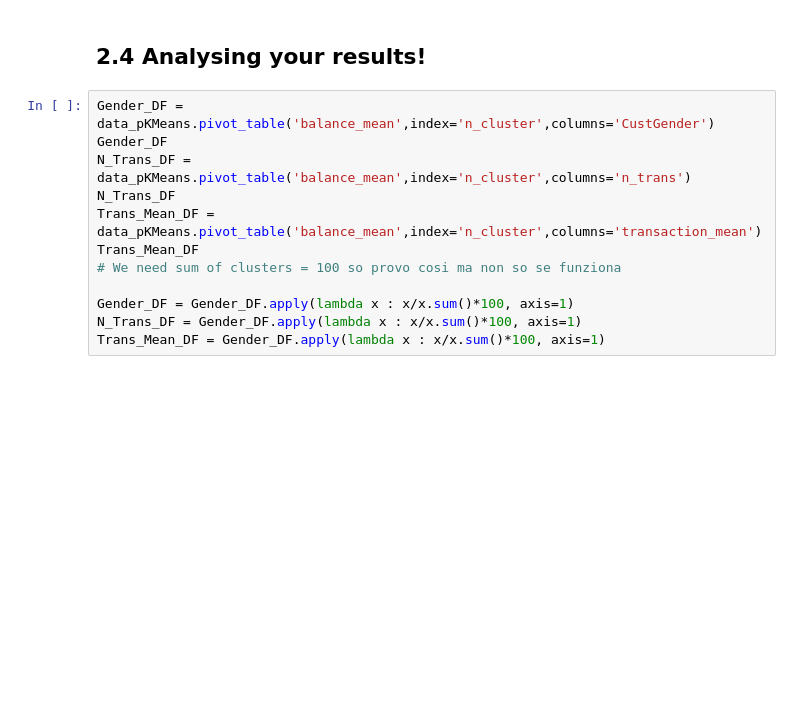
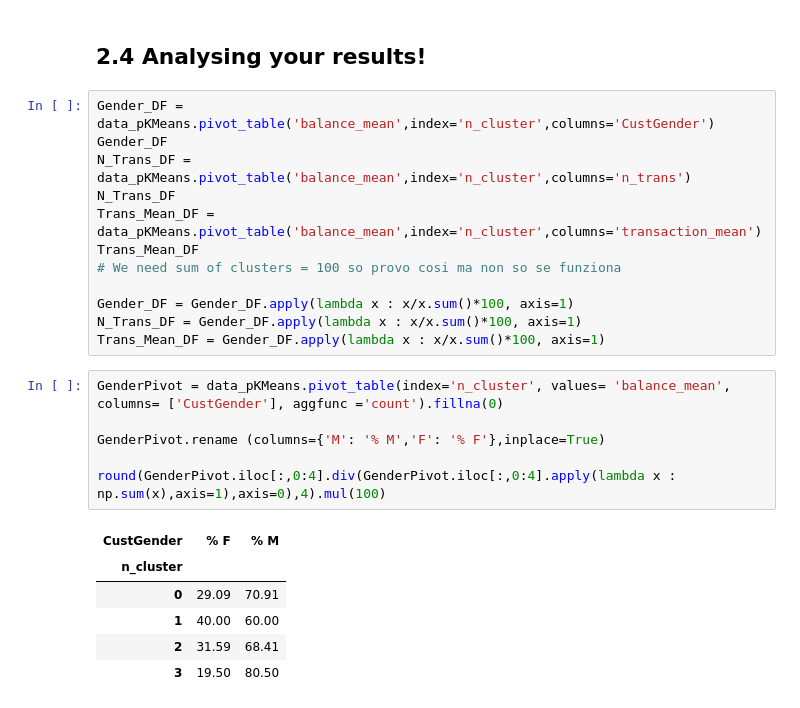
Before and after one commit to LucaFabri99/ADM-HW4, a Jupyter notebook: main.ipynb, the cells around one changed output. Cells and saved outputs as stored; diff of their text form; blank space fills up the shorter version.

```diff
--- a/main.ipynb
+++ b/main.ipynb
@@ -672,3 +673,16 @@ Trans_Mean_DF
 Gender_DF = Gender_DF.apply(lambda x : x/x.sum()*100, axis=1)
 N_Trans_DF = Gender_DF.apply(lambda x : x/x.sum()*100, axis=1)
 Trans_Mean_DF = Gender_DF.apply(lambda x : x/x.sum()*100, axis=1)
+# %%
+GenderPivot = data_pKMeans.pivot_table(index='n_cluster', values= 'balance_mean', columns= ['CustGender'], aggfunc ='count').fillna(0)
+
+GenderPivot.rename (columns={'M': '% M','F': '% F'},inplace=True)
+
+round(GenderPivot.iloc[:,0:4].div(GenderPivot.iloc[:,0:4].apply(lambda x : np.sum(x),axis=1),axis=0),4).mul(100)
+# %% [output]
+| CustGender | % F | % M |
+| n_cluster |  |  |
+| 0 | 29.09 | 70.91 |
+| 1 | 40.00 | 60.00 |
+| 2 | 31.59 | 68.41 |
+| 3 | 19.50 | 80.50 |
```
Also changed, not shown: parts of 5 cells of this notebook.
